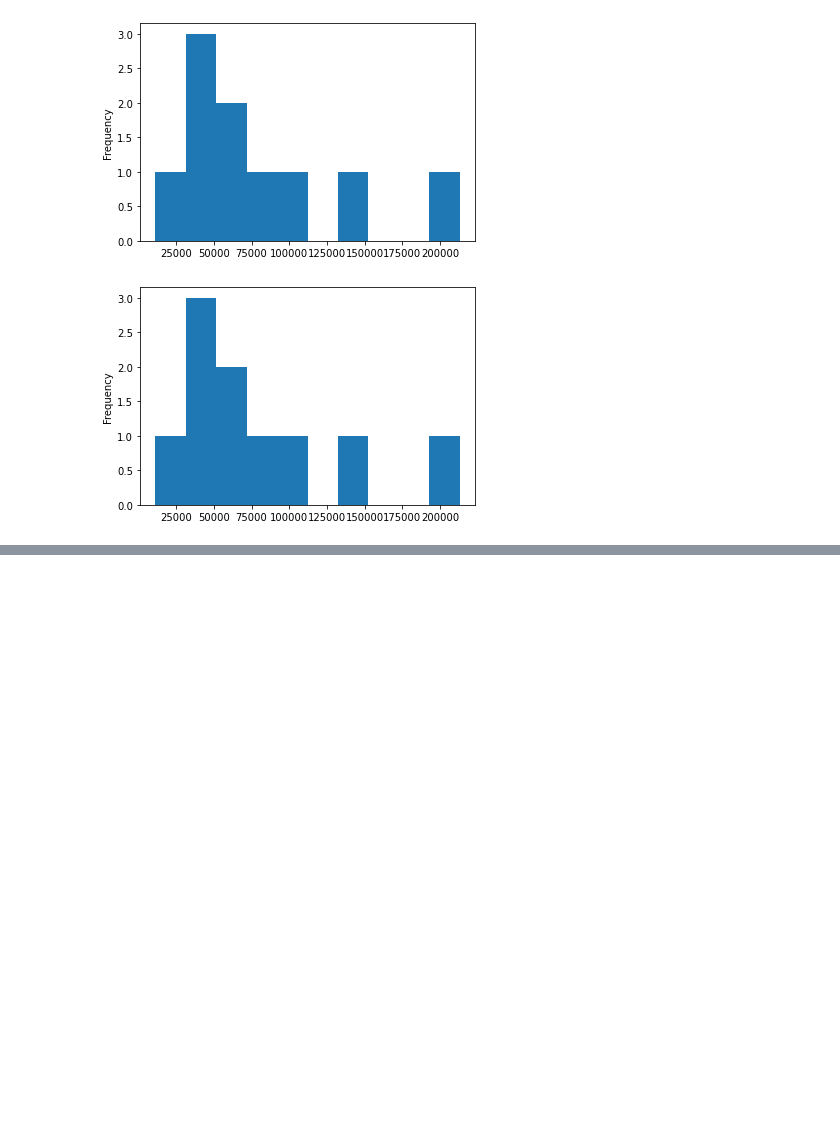
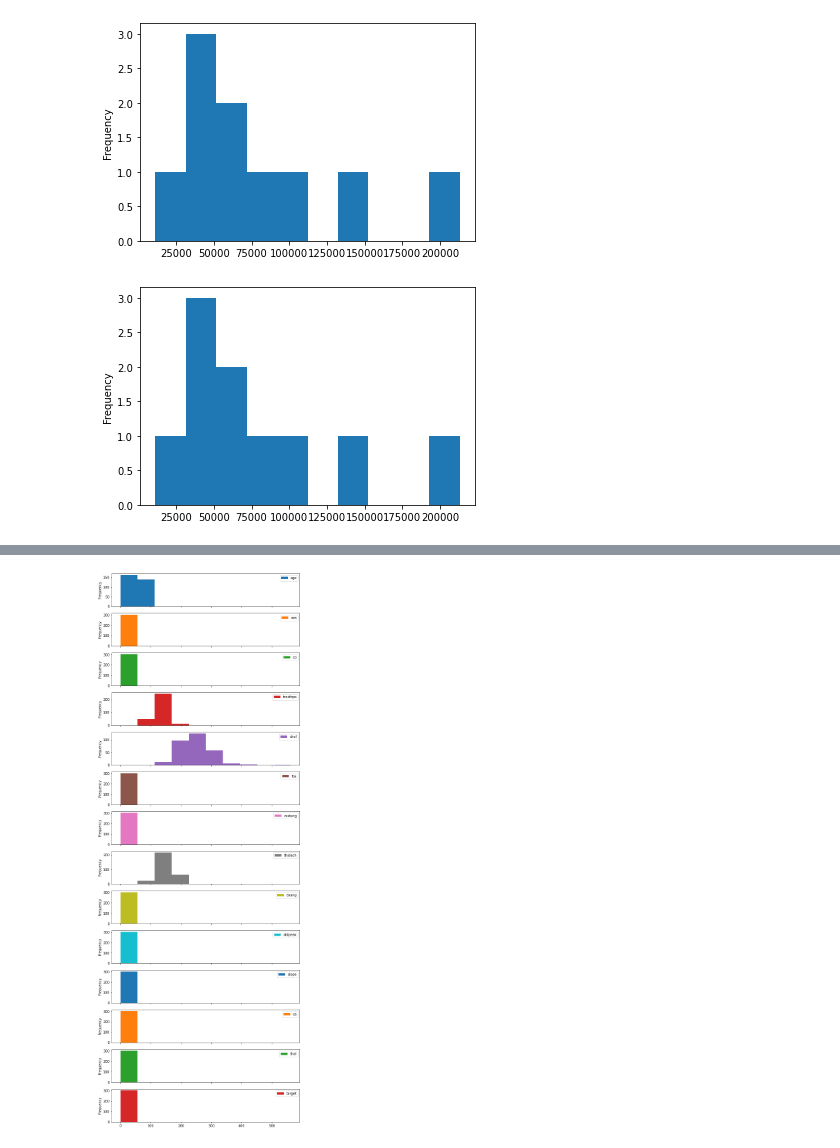
Before and after one commit to GKPSingh/M2D15, a Jupyter notebook: Learn Matplotlib.ipynb, the cells around one changed output, grey strips where cells are left out. Cells and saved outputs as stored; diff of their text form; code cells hidden in the pictures; blank space fills up the shorter version.

```diff
--- a/Learn Matplotlib.ipynb
+++ b/Learn Matplotlib.ipynb
@@ -170,0 +202,4 @@ car_sales['Odometer (KM)'].plot.hist(bins = 10);
+# %%
+heart_disease.plot.hist(subplots = True, figsize = (10,30));
+# %% [output]
+[figure, added]
```
Also changed, not shown: parts of 5 cells of this notebook.
